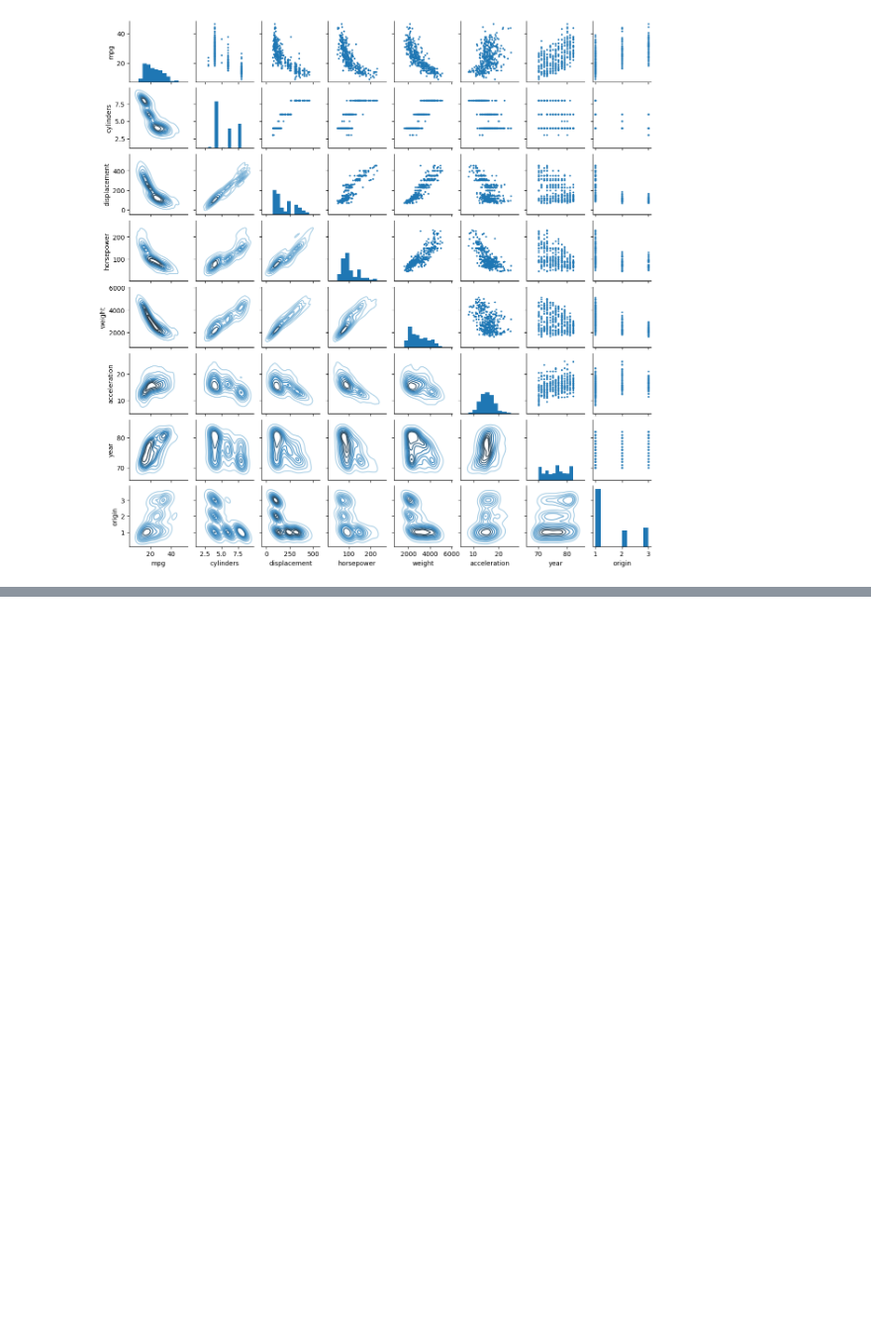
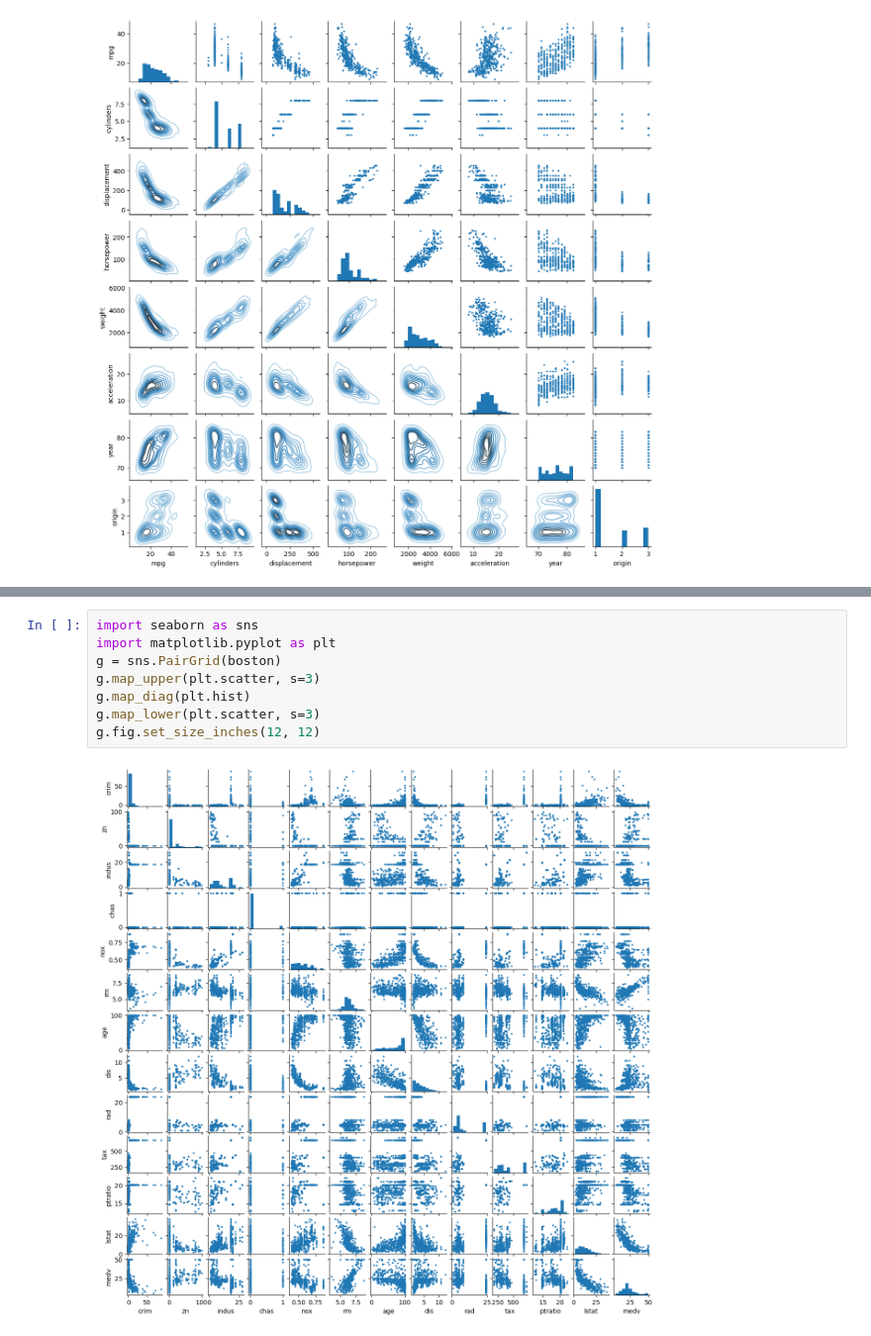
Before and after one commit to lusm554/introduction-statistical-learning, a Jupyter notebook: labs/Ch02-statlearn-lab.ipynb, the cells around one changed output, grey strips where cells are left out. Shown at 99% size. Drawn from its saved outputs; the diff is of its cells as text; blank space fills up the shorter version.

```diff
--- a/labs/Ch02-statlearn-lab.ipynb
+++ b/labs/Ch02-statlearn-lab.ipynb
@@ -1646,0 +1693,10 @@ g.fig.set_size_inches(12, 12)
+# %%
+import seaborn as sns
+import matplotlib.pyplot as plt
+g = sns.PairGrid(boston)
+g.map_upper(plt.scatter, s=3)
+g.map_diag(plt.hist)
+g.map_lower(plt.scatter, s=3)
+g.fig.set_size_inches(12, 12)
+# %% [output]
+[figure, added]
```
Also changed, not shown: parts of 4 cells of this notebook.
